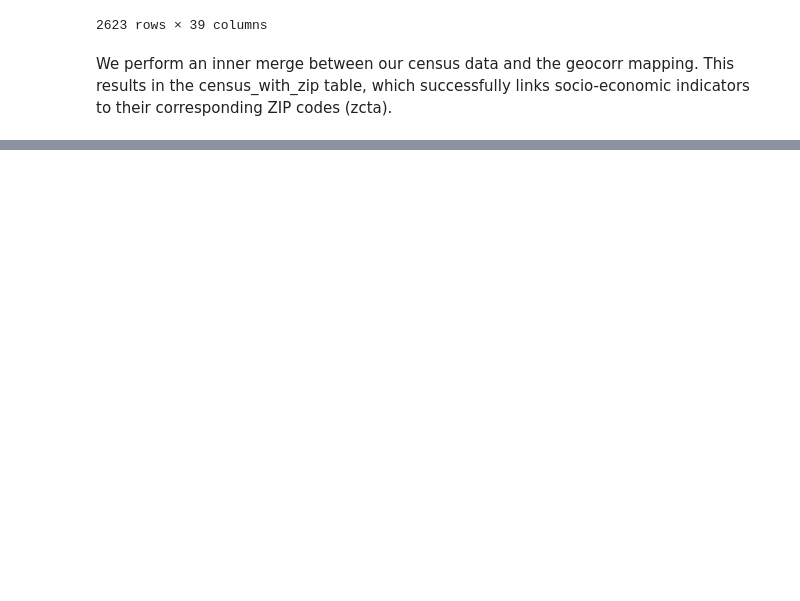
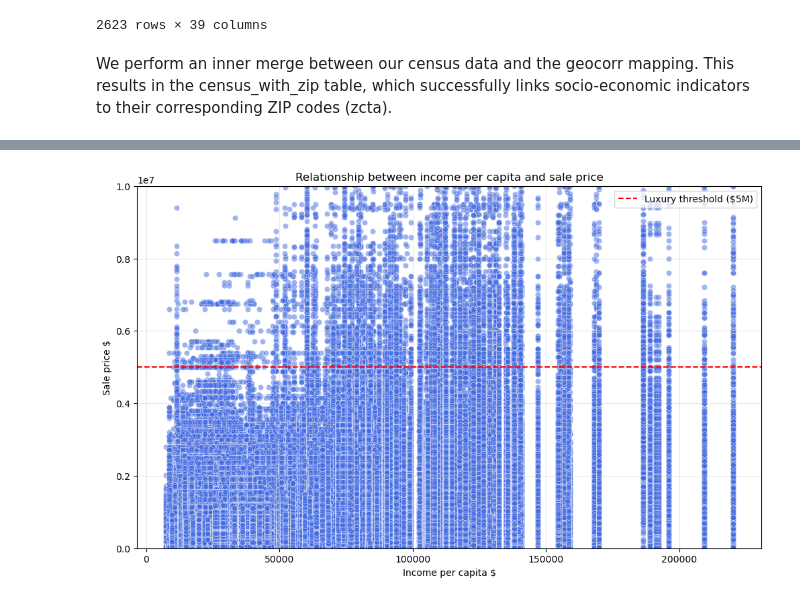
Before and after one commit to radinelageorgieva/Data-Science, a Jupyter notebook: FinalProject.ipynb, the cells around one changed output, grey strips where cells are left out. Saved outputs shown, nothing was run; the diff lists cells and outputs as text; code cells hidden in the pictures; blank space fills up the shorter version.

Commit message:
Data exploration

```diff
--- a/FinalProject.ipynb
+++ b/FinalProject.ipynb
@@ -769,0 +777,8 @@ We perform an inner merge between our census data and the geocorr mapping. This
+# %%
+merged_dataset = pd.merge(
+    nyc_dataset,
+    census_with_zip,
+    left_on=zip_col,
+    right_on='zcta',
+    how='inner'
+)
@@ -769,0 +828,4 @@ We perform an inner merge between our census data and the geocorr mapping. This
+# %%
+merged_dataset.drop(columns=['borough_x'], inplace=True)
+# %%
+merged_dataset = merged_dataset.rename(columns={'borough_y': 'borough'})
@@ -769,0 +952,2 @@ We perform an inner merge between our census data and the geocorr mapping. This
+# %%
+merged_dataset = merged_dataset[~merged_dataset['building_class_category'].str.contains('Land', na=False)]
@@ -769,0 +1022,14 @@ We perform an inner merge between our census data and the geocorr mapping. This
+# %%
+plt.figure(figsize = (12, 7))
+sns.scatterplot(data = merged_dataset, x = 'income_per_cap', y ='sale_price', alpha = 0.5, color = 'royalblue')
+#Add horizontal line which shows where is the $5 mln boundary
+plt.axhline(y=5000000, color='red', linestyle='--', label='Luxury threshold ($5M)')
+plt.title('Relationship between income per capita and sale price')
+plt.xlabel('Income per capita $')
+plt.ylabel('Sale price $')
+plt.legend(loc='upper right')
+plt.grid(True, alpha = 0.3)
+plt.ylim(0, 10000000)
+plt.show()
+# %% [output]
+[figure, added]
```
Also changed, not shown: parts of 50 cells of this notebook.
